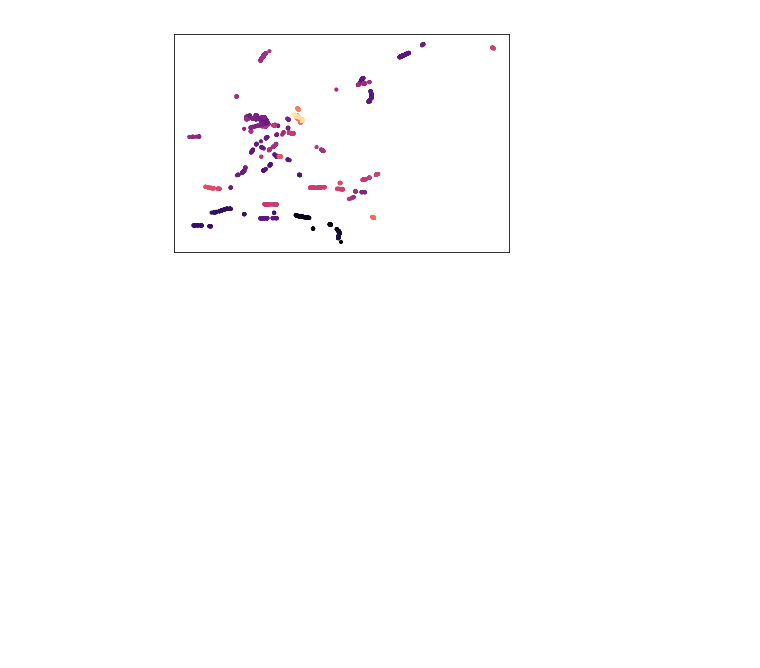
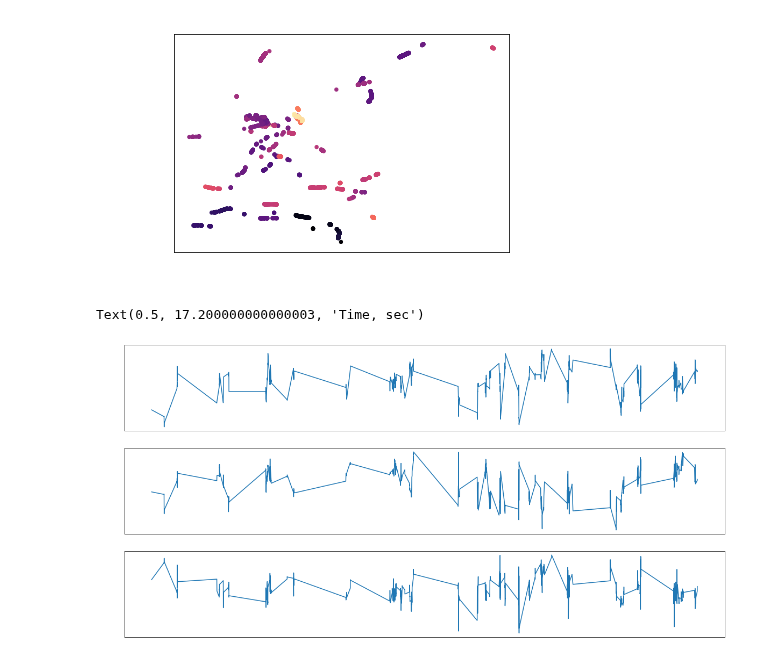
Before and after one commit to arunavanag591/odor_analysis, a Jupyter notebook: data_exploration/camera_tracker.ipynb, the cells around one changed output. Cells and saved outputs as stored; diff of their text form; code cells hidden in the pictures; blank space fills up the shorter version.

```diff
--- a/data_exploration/camera_tracker.ipynb
+++ b/data_exploration/camera_tracker.ipynb
@@ -223,5 +235,29 @@ ax_odor_gps_filtered.set_ylabel('Longitude')
 hp.plot_color(ax_odor_gps_filtered)
 # %% [output]
 [figure]
+# %%
+#windspeed where the concentration is higher
+
+fig_windspeed = plt.figure(figsize=(20,10))
+
+ax1_windspeed = fig_windspeed.add_subplot(311)
+ax1_windspeed.plot(df_tmp.time, df_tmp._trisonica_northsouth)
+ax1_windspeed.set_ylabel('northsouth')
+
+ax2_windspeed = fig_windspeed.add_subplot(312)
+ax2_windspeed.plot(df_tmp.time, df_tmp._trisonica_westeast)
+ax2_windspeed.set_ylabel('westeast')
+
+ax3_windspeed = fig_windspeed.add_subplot(313)
+ax3_windspeed.plot(df_tmp.time, df_tmp._trisonica_updown)
+ax3_windspeed.set_ylabel('updown')
+
+hp.plot_color(ax1_windspeed)
+hp.plot_color(ax2_windspeed)
+hp.plot_color(ax3_windspeed)
+ax3.set_xlabel('Time, sec')
+# %% [output]
+Text(0.5, 17.200000000000003, 'Time, sec')
+[figure, added]
 # %%
 df_pos = pd.DataFrame()
```
Also changed, not shown: parts of 8 cells of this notebook, 3 other files.
